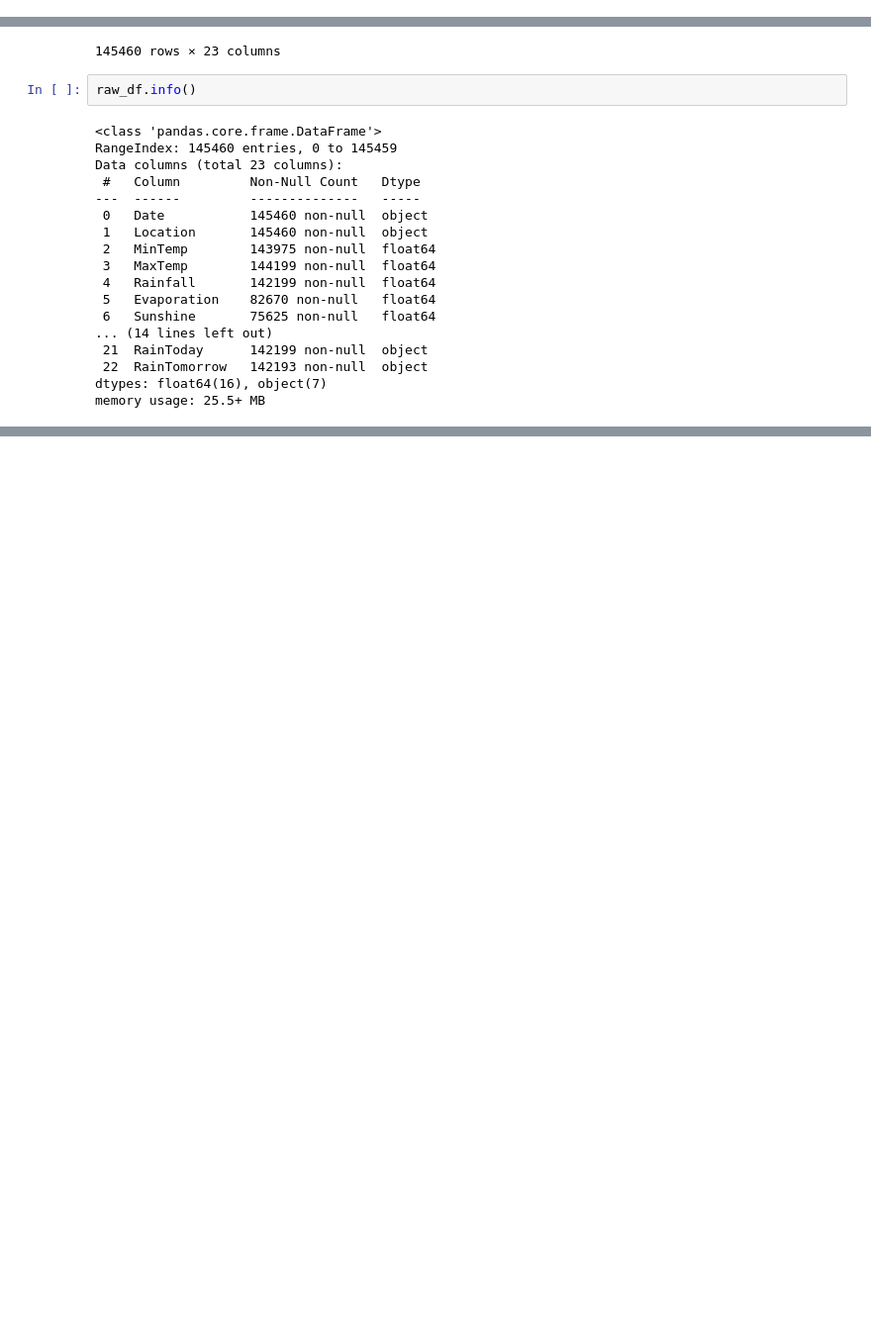
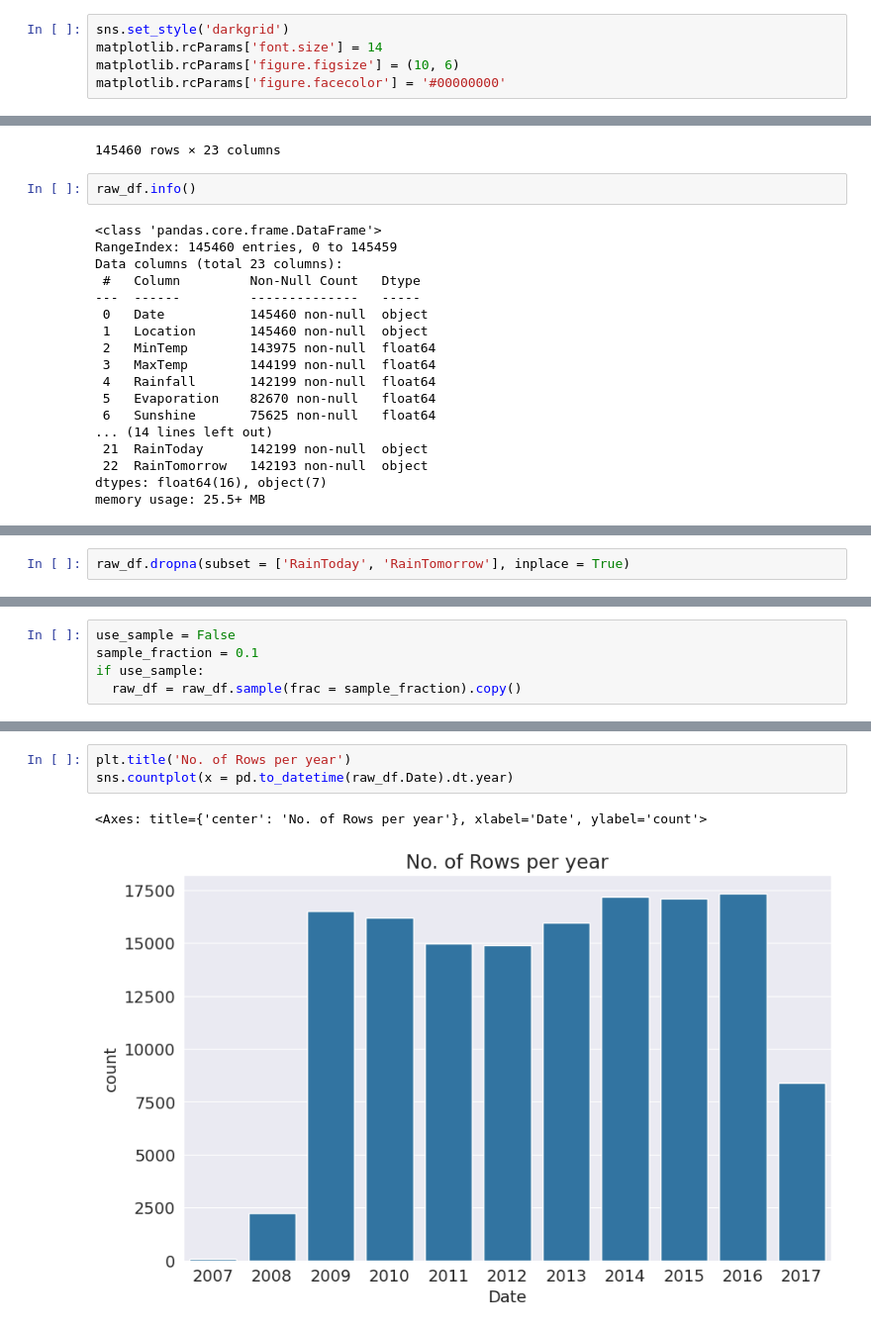
Before and after one commit to Musawer-Afzal/ML-with-Scikit-Learn-in-Python, a Jupyter notebook: 02_Logistic_Regression_scikit_learn.ipynb, the cells around one changed output, grey strips where cells are left out. Shown at 99% size. Cells and saved outputs as stored; diff of their text form; blank space fills up the shorter version.

```diff
--- a/02_Logistic_Regression_scikit_learn.ipynb
+++ b/02_Logistic_Regression_scikit_learn.ipynb
@@ -20,0 +27,5 @@ import opendatasets as od
+# %%
+sns.set_style('darkgrid')
+matplotlib.rcParams['font.size'] = 14
+matplotlib.rcParams['figure.figsize'] = (10, 6)
+matplotlib.rcParams['figure.facecolor'] = '#00000000'
@@ -162,3 +173,5 @@ raw_df.describe()
 | 50% | 12.000000 | 22.600000 | 0.000000 | 4.800000 | 8.400000 | 39.000000 | 13.000000 | 19.000000 | ... |
 | 75% | 16.900000 | 28.200000 | 0.800000 | 7.400000 | 10.600000 | 48.000000 | 19.000000 | 24.000000 | ... |
 | max | 33.900000 | 48.100000 | 371.000000 | 145.000000 | 14.500000 | 135.000000 | 130.000000 | 87.000000 | ... |
+# %%
+raw_df.dropna(subset = ['RainToday', 'RainTomorrow'], inplace = True)
@@ -164,0 +235,5 @@ raw_df.describe()
+# %%
+use_sample = False
+sample_fraction = 0.1
+if use_sample:
+  raw_df = raw_df.sample(frac = sample_fraction).copy()
@@ -164,0 +259,6 @@ raw_df.describe()
+# %%
+plt.title('No. of Rows per year')
+sns.countplot(x = pd.to_datetime(raw_df.Date).dt.year)
+# %% [output]
+<Axes: title={'center': 'No. of Rows per year'}, xlabel='Date', ylabel='count'>
+[figure, added]
```
Also changed, not shown: parts of 36 cells of this notebook.
